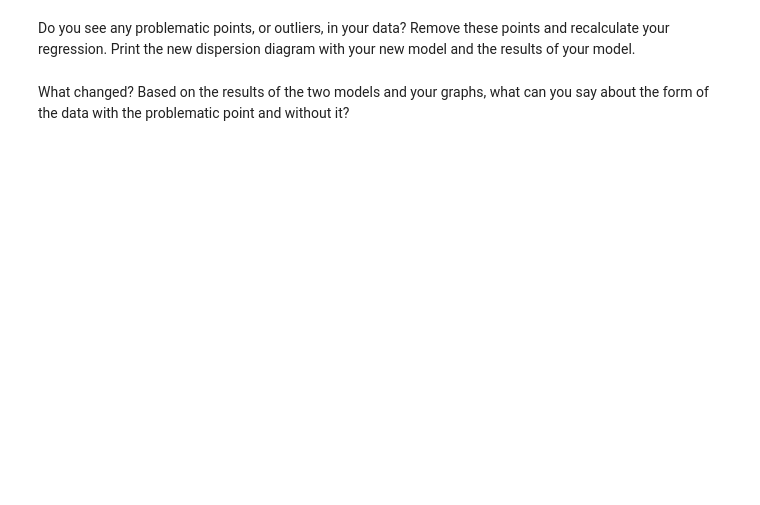
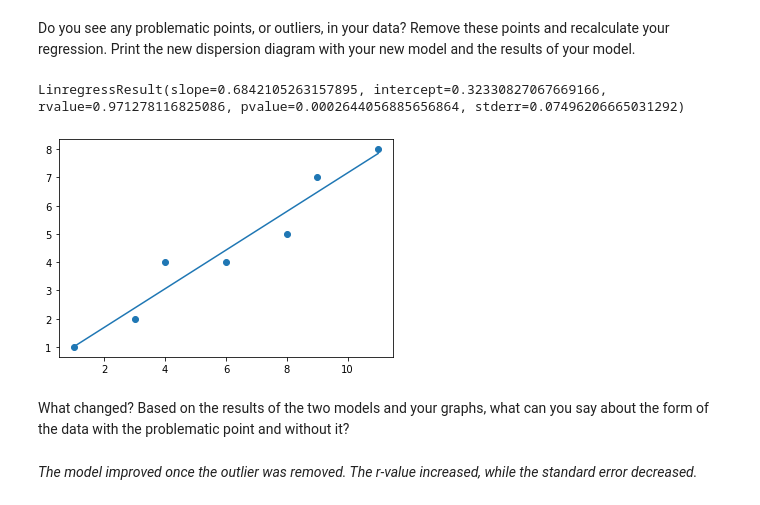
Before and after one commit to ta-data-lis/lab-regression-analysis, a Jupyter notebook: your-code/challenge1.ipynb, the cells around one changed output. Drawn from its saved outputs; the diff is of its cells as text; code cells hidden in the pictures; blank space fills up the shorter version.

```diff
--- a/your-code/challenge1.ipynb
+++ b/your-code/challenge1.ipynb
@@ -136,2 +216,14 @@ Do you see any problematic points, or outliers, in your data? Remove these point
+# %%
+x = df['X'][:-1]
+y = df['Y'][:-1]
+regress_values = stats.linregress(x, y)
+print(regress_values)
+regress_line = regress_values[1] + regress_values[0]*x
+plt.scatter(x, y)
+plt.plot(x, regress_line)
+plt.show()
+# %% [output]
+LinregressResult(slope=0.6842105263157895, intercept=0.32330827067669166, rvalue=0.971278116825086, pvalue=0.0002644056885656864, stderr=0.07496206665031292)
+[figure, added]
 # %% [markdown]
 What changed? Based on the results of the two models and your graphs, what can you say about the form of the data with the problematic point and without it?
@@ -139,0 +230,2 @@ What changed? Based on the results of the two models and your graphs, what can y
+# %% [markdown]
+*The model improved once the outlier was removed. The r-value increased, while the standard error decreased.*
```
Also changed, not shown: parts of 18 cells of this notebook, 1 other file.
